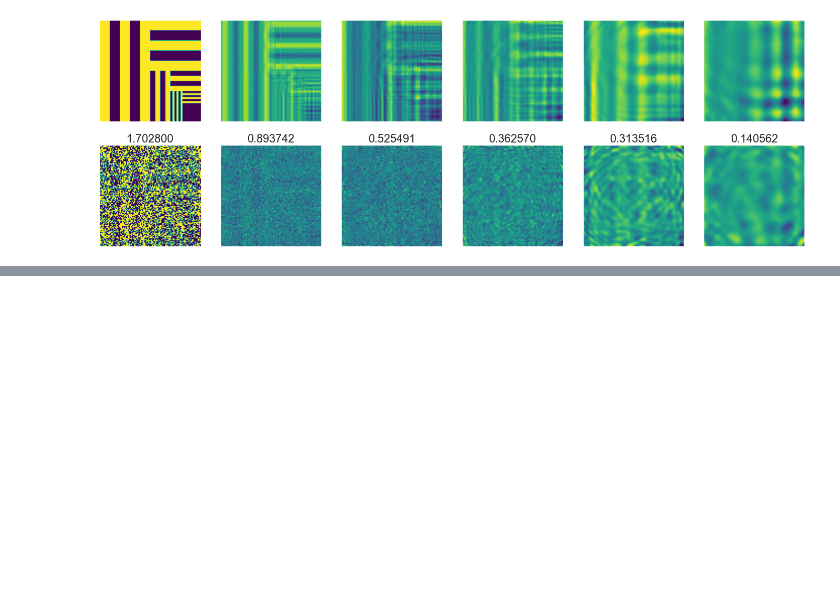
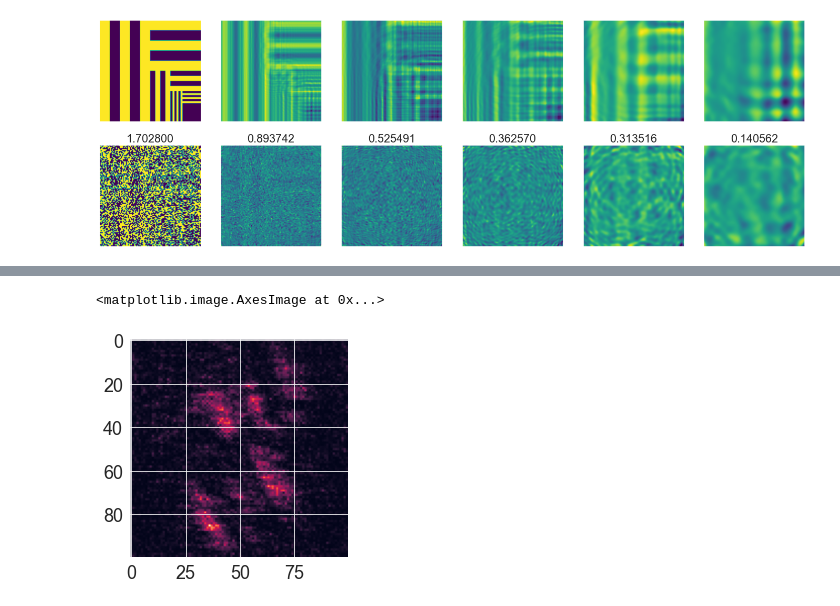
Before and after one commit to fftakumi/MOD2NN, a Jupyter notebook: Faraday/two_dim/test.ipynb, the cells around one changed output, grey strips where cells are left out. Drawn from its saved outputs; the diff is of its cells as text; code cells hidden in the pictures; blank space fills up the shorter version.

```diff
--- a/Faraday/two_dim/test.ipynb
+++ b/Faraday/two_dim/test.ipynb
@@ -190,3 +184,8 @@ plt.plot(E)
+# %%
+plt.imshow(np.abs(x4))
+# %% [output]
+<matplotlib.image.AxesImage at 0x...>
+[figure, added]
 # %%
 plt.imshow(phi.real)
 plt.colorbar()
```
Also changed, not shown: parts of 4 cells of this notebook, 1 other file.
